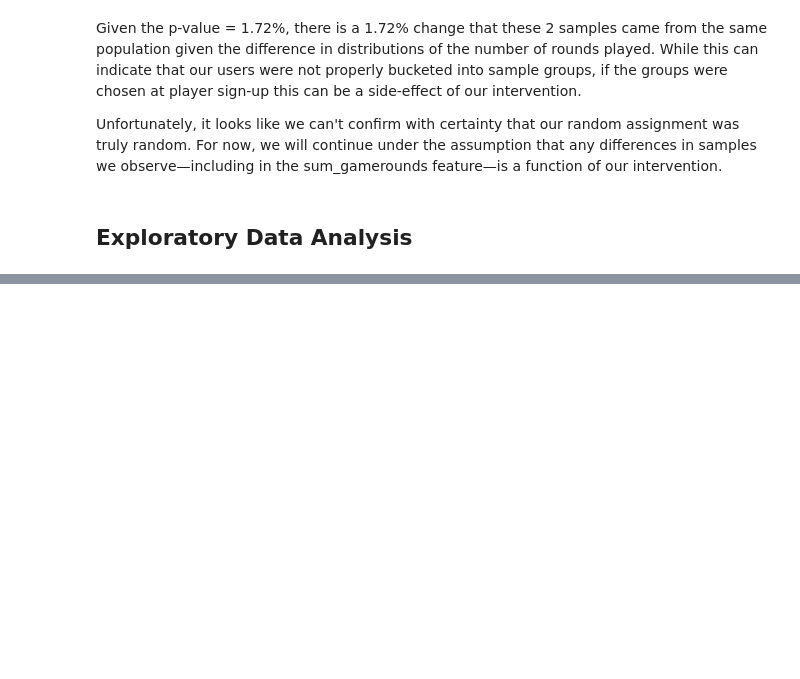
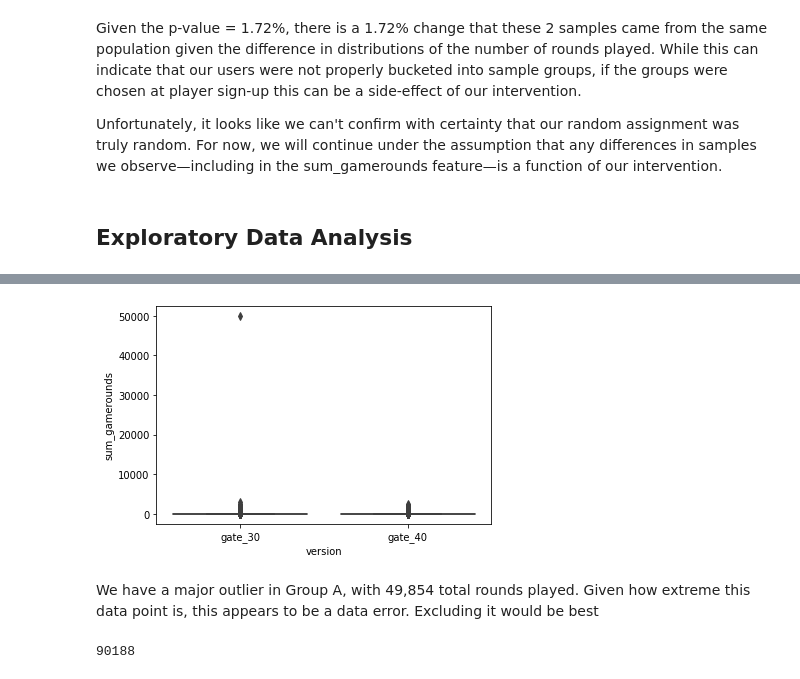
Before and after one commit to kathrinv/ab-test-cookie-cats, a Jupyter notebook: ab-testing-cookie-cats.ipynb, the cells around one changed output, grey strips where cells are left out. Saved outputs shown, nothing was run; the diff lists cells and outputs as text; code cells hidden in the pictures; blank space fills up the shorter version.

```diff
--- a/ab-testing-cookie-cats.ipynb
+++ b/ab-testing-cookie-cats.ipynb
@@ -108,0 +94,13 @@ len(b)
+# %%
+sns.boxplot(data=df, x='version', y='sum_gamerounds')
+plt.show()
+# %% [output]
+[figure, added]
+# %% [markdown]
+We have a major outlier in Group A, with 49,854 total rounds played. Given how extreme this data point is, this appears to be a data error. Excluding it would be best
+# %%
+print(len(df[df['sum_gamerounds'] < 10000])) # number of data points after excluding outliers
+df = df[df['sum_gamerounds'] < 10000]
+a = a[a['sum_gamerounds'] < 10000]
+# %% [output]
+90188
```
Also changed, not shown: parts of 43 cells of this notebook.
